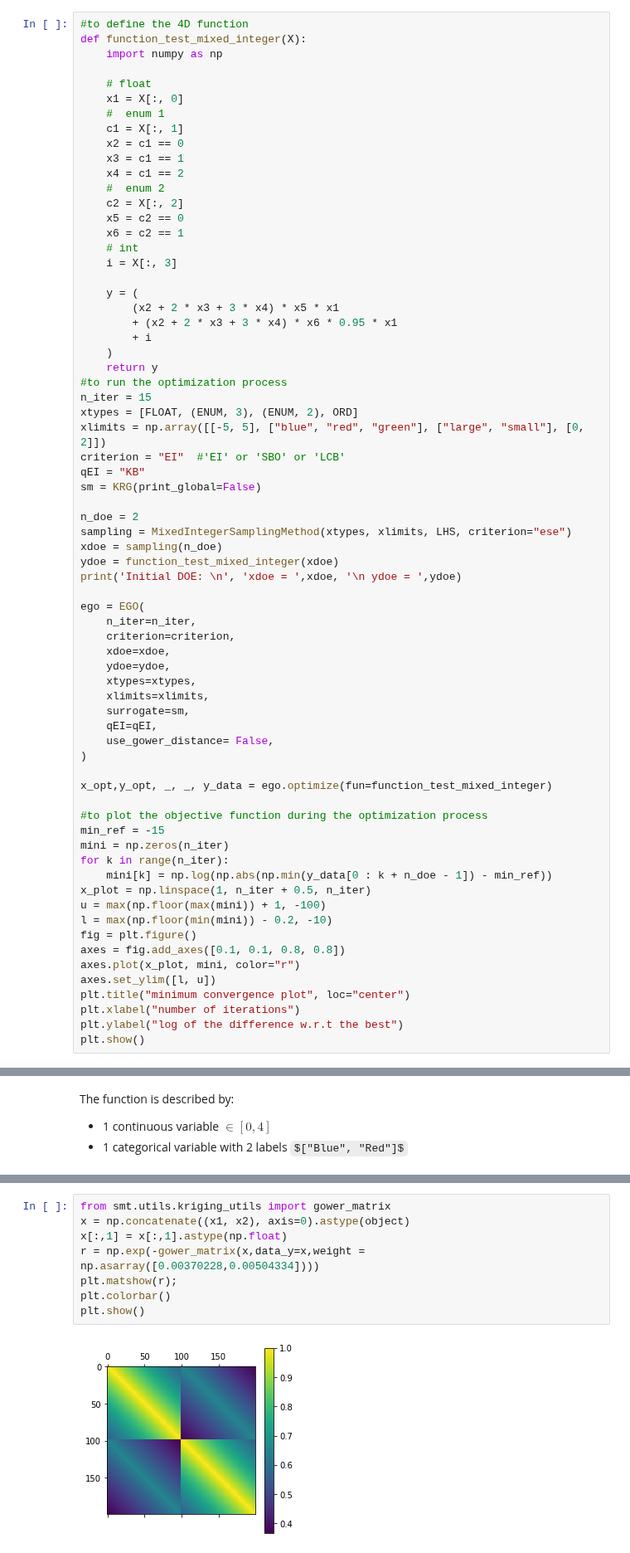
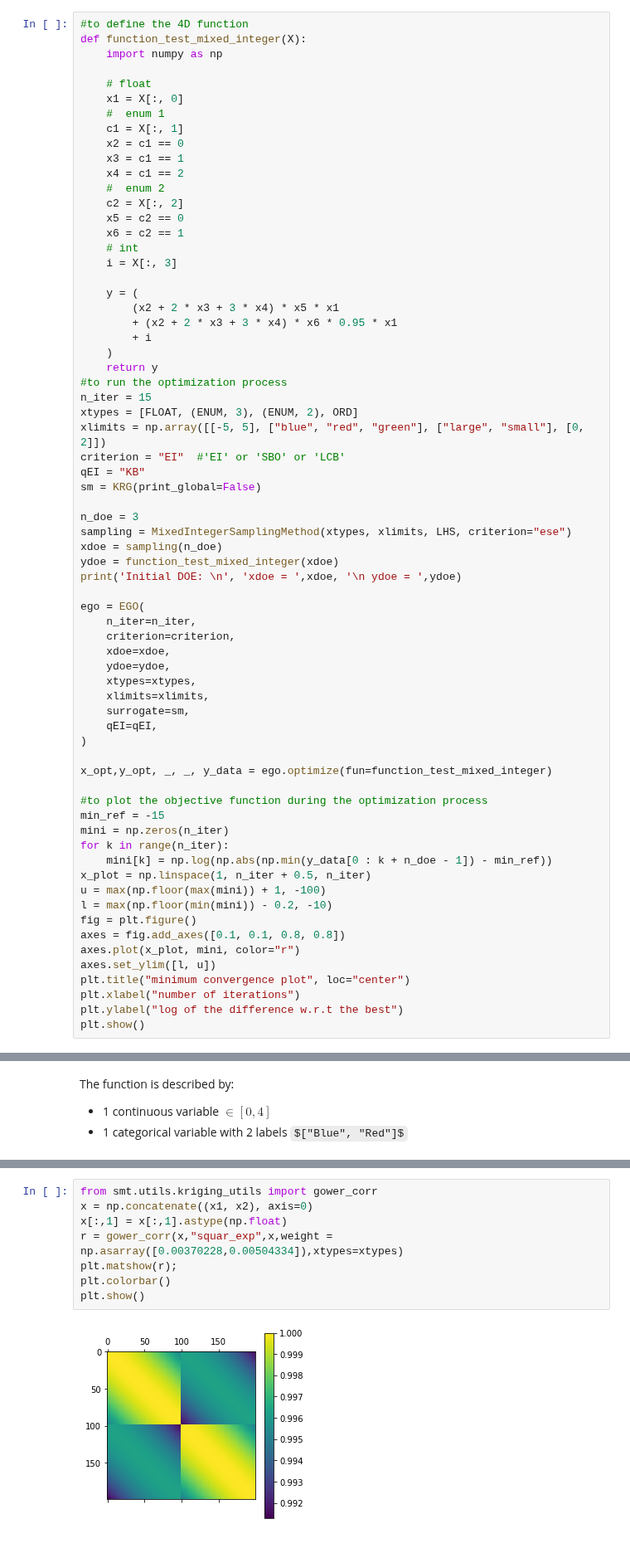
Before and after one commit to SMTorg/smt, a Jupyter notebook: tutorial/SMT_MixedInteger_application.ipynb, the cells around one changed output, grey strips where cells are left out. Shown at 83% size. Saved outputs shown, nothing was run; the diff lists cells and outputs as text; some formulas as TeX source.

```diff
--- a/tutorial/SMT_MixedInteger_application.ipynb
+++ b/tutorial/SMT_MixedInteger_application.ipynb
@@ -349,7 +339,7 @@ criterion = "EI"  #'EI' or 'SBO' or 'LCB'
 qEI = "KB"
 sm = KRG(print_global=False)
 
-n_doe = 2
+n_doe = 3
 sampling = MixedIntegerSamplingMethod(xtypes, xlimits, LHS, criterion="ese")
 xdoe = sampling(n_doe)
 ydoe = function_test_mixed_integer(xdoe)
@@ -364,7 +354,6 @@ ego = EGO(
     xlimits=xlimits,
     surrogate=sm,
     qEI=qEI,
-    use_gower_distance= False,
 )
 
 x_opt,y_opt, _, _, y_data = ego.optimize(fun=function_test_mixed_integer)
@@ -537,13 +525,13 @@ ___________________________________________________________________________
 # %%
-from smt.utils.kriging_utils import gower_matrix
-x = np.concatenate((x1, x2), axis=0).astype(object)
+from smt.utils.kriging_utils import gower_corr
+x = np.concatenate((x1, x2), axis=0)
 x[:,1] = x[:,1].astype(np.float)
-r = np.exp(-gower_matrix(x,data_y=x,weight = np.asarray([0.00370228,0.00504334])))
+r = gower_corr(x,"squar_exp",x,weight = np.asarray([0.00370228,0.00504334]),xtypes=xtypes)
 plt.matshow(r);
 plt.colorbar()
 plt.show()
 # %% [output]
-[figure, old version]
+[figure, new version]
 # %%
 #to define the 4D function
 def function_test_mixed_integer(X):
```
Also changed, not shown: parts of 10 cells of this notebook, 4 other files.
